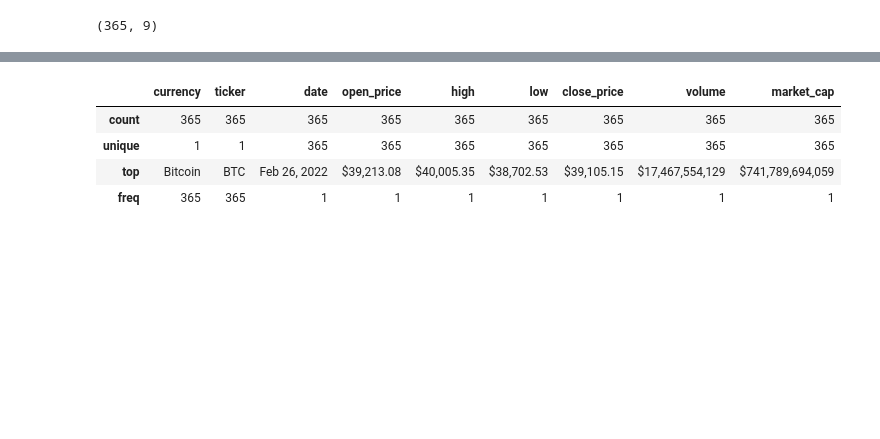
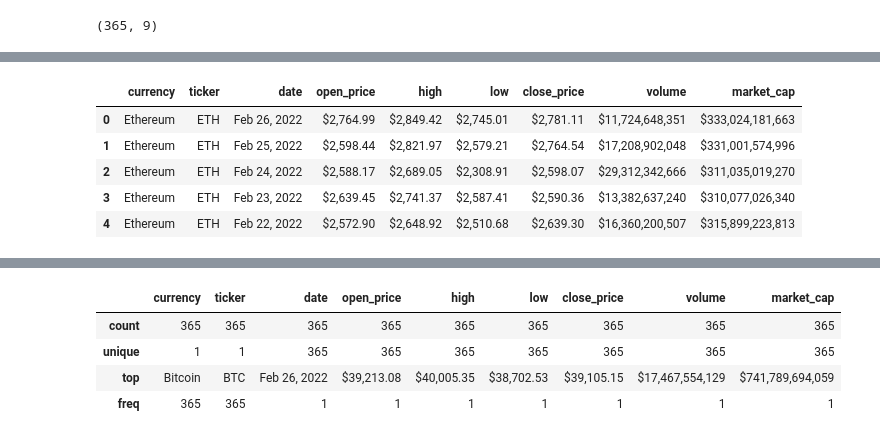
Before and after one commit to psychoautic/Crypto-prices-EDA, a Jupyter notebook: EDA.ipynb, the cells around one changed output, grey strips where cells are left out. Cells and saved outputs as stored; diff of their text form; code cells hidden in the pictures; blank space fills up the shorter version.

```diff
--- a/EDA.ipynb
+++ b/EDA.ipynb
@@ -16,0 +127,10 @@ ftr
+# %%
+ftr = ETH.head()
+ftr
+# %% [output]
+|  | currency | ticker | date | open_price | high | low | close_price | volume | market_cap |
+| 0 | Ethereum | ETH | Feb 26, 2022 | $2,764.99 | $2,849.42 | $2,745.01 | $2,781.11 | $11,724,648,351 | $333,024,181,663 |
+| 1 | Ethereum | ETH | Feb 25, 2022 | $2,598.44 | $2,821.97 | $2,579.21 | $2,764.54 | $17,208,902,048 | $331,001,574,996 |
+| 2 | Ethereum | ETH | Feb 24, 2022 | $2,588.17 | $2,689.05 | $2,308.91 | $2,598.07 | $29,312,342,666 | $311,035,019,270 |
+| 3 | Ethereum | ETH | Feb 23, 2022 | $2,639.45 | $2,741.37 | $2,587.41 | $2,590.36 | $13,382,637,240 | $310,077,026,340 |
+| 4 | Ethereum | ETH | Feb 22, 2022 | $2,572.90 | $2,648.92 | $2,510.68 | $2,639.30 | $16,360,200,507 | $315,899,223,813 |
```
Also changed, not shown: parts of 77 cells of this notebook, 2 other files.
